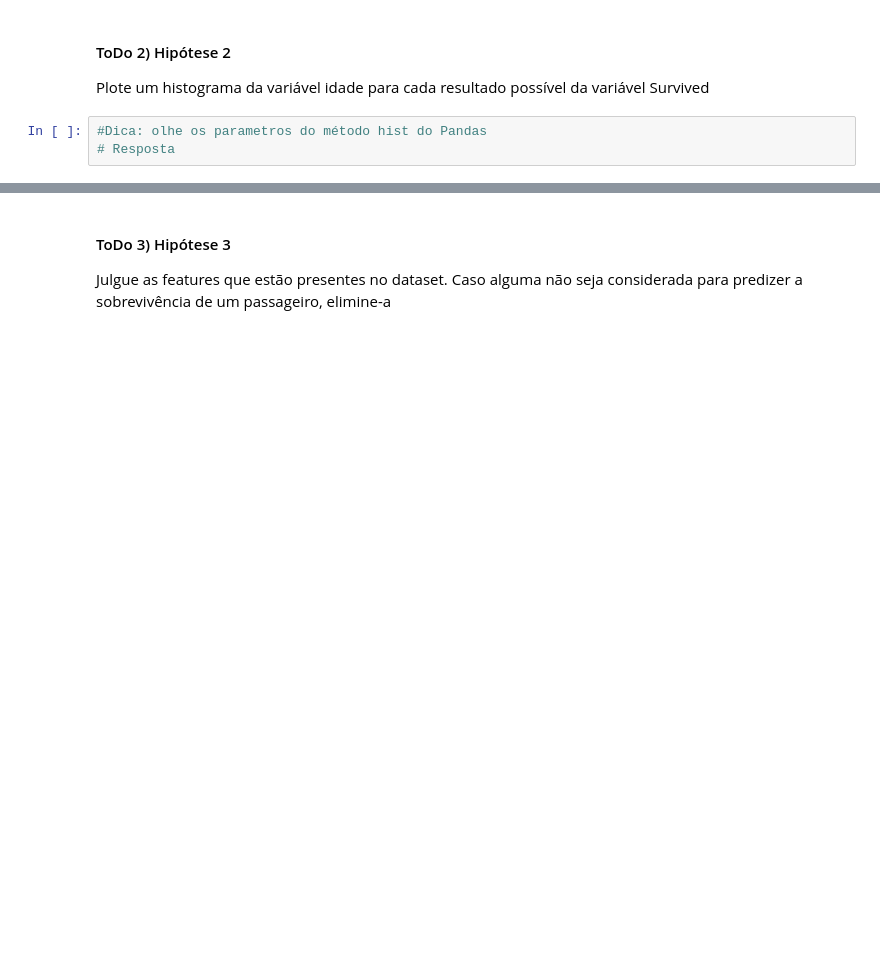
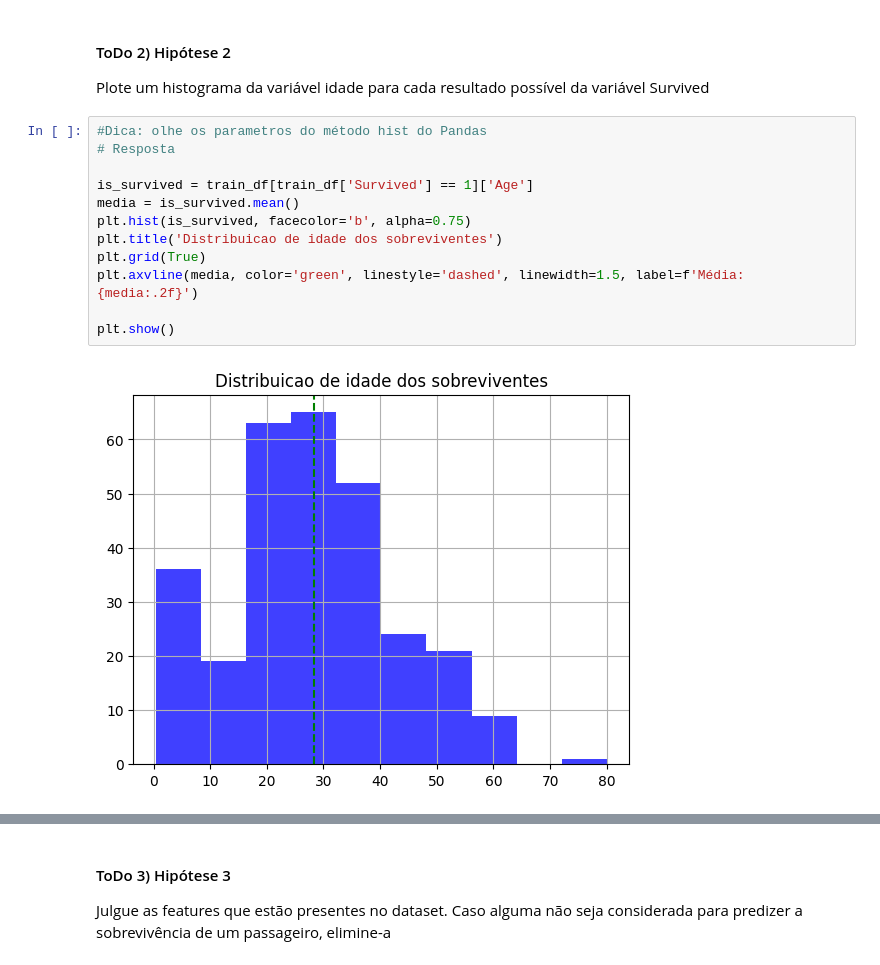
Before and after one commit to jef-santos/9DTSR, a Jupyter notebook: Data Processing with python/Notebooks/Aula_8.ipynb, the cells around one changed output, grey strips where cells are left out. Cells and saved outputs as stored; diff of their text form; blank space fills up the shorter version.

```diff
--- a/Data Processing with python/Notebooks/Aula_8.ipynb
+++ b/Data Processing with python/Notebooks/Aula_8.ipynb
@@ -120,6 +171,17 @@ Crie uma função que receba três parâmetros: dataset, atributo1, atributo2 (e
 #### ToDo 2) Hipótese 2
 
 Plote um histograma da variável idade para cada resultado possível da variável Survived
-# %%
-#Dica: olhe os parametros do método hist do Pandas
-# Resposta
+# %%
+#Dica: olhe os parametros do método hist do Pandas
+# Resposta
+
+is_survived = train_df[train_df['Survived'] == 1]['Age']
+media = is_survived.mean()
+plt.hist(is_survived, facecolor='b', alpha=0.75)
+plt.title('Distribuicao de idade dos sobreviventes')
+plt.grid(True)
+plt.axvline(media, color='green', linestyle='dashed', linewidth=1.5, label=f'Média: {media:.2f}')
+
+plt.show()
+# %% [output]
+[figure, added]
```
Also changed, not shown: parts of 42 cells of this notebook, 34 other files.
